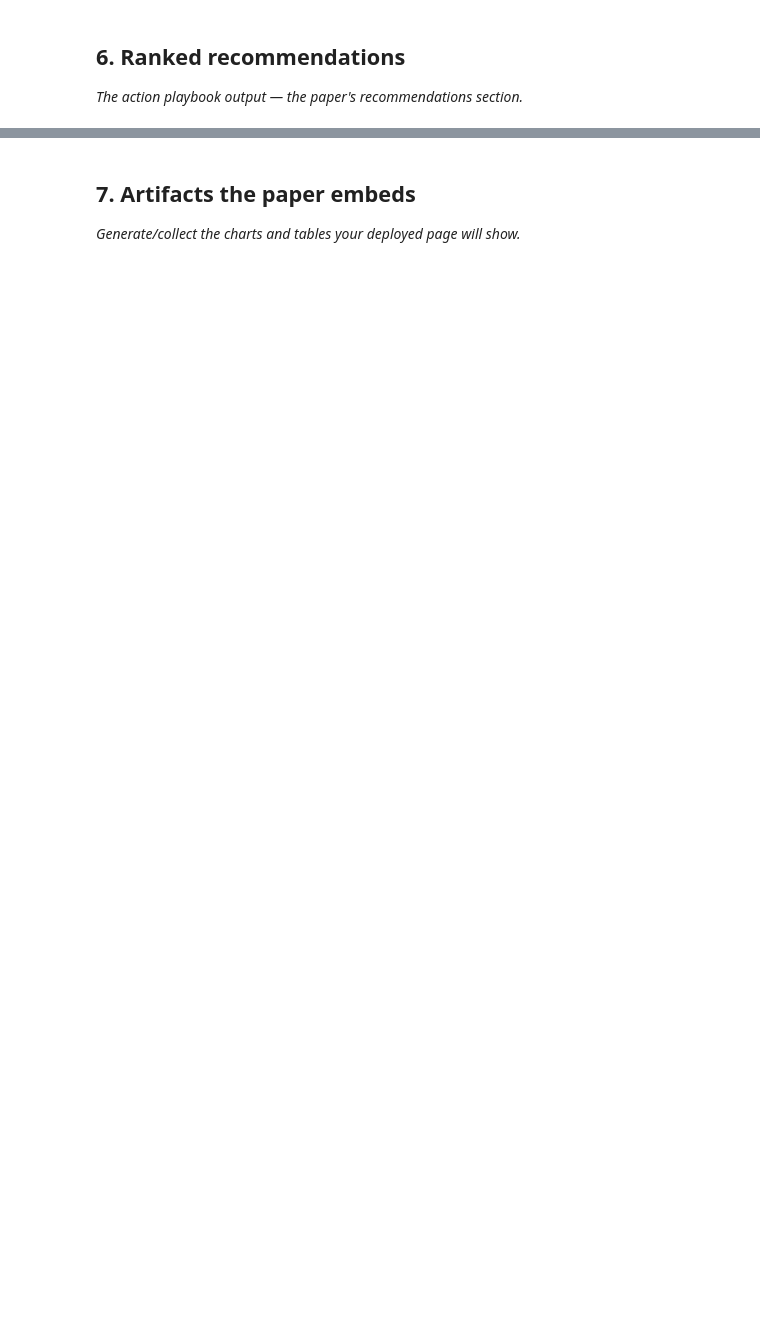
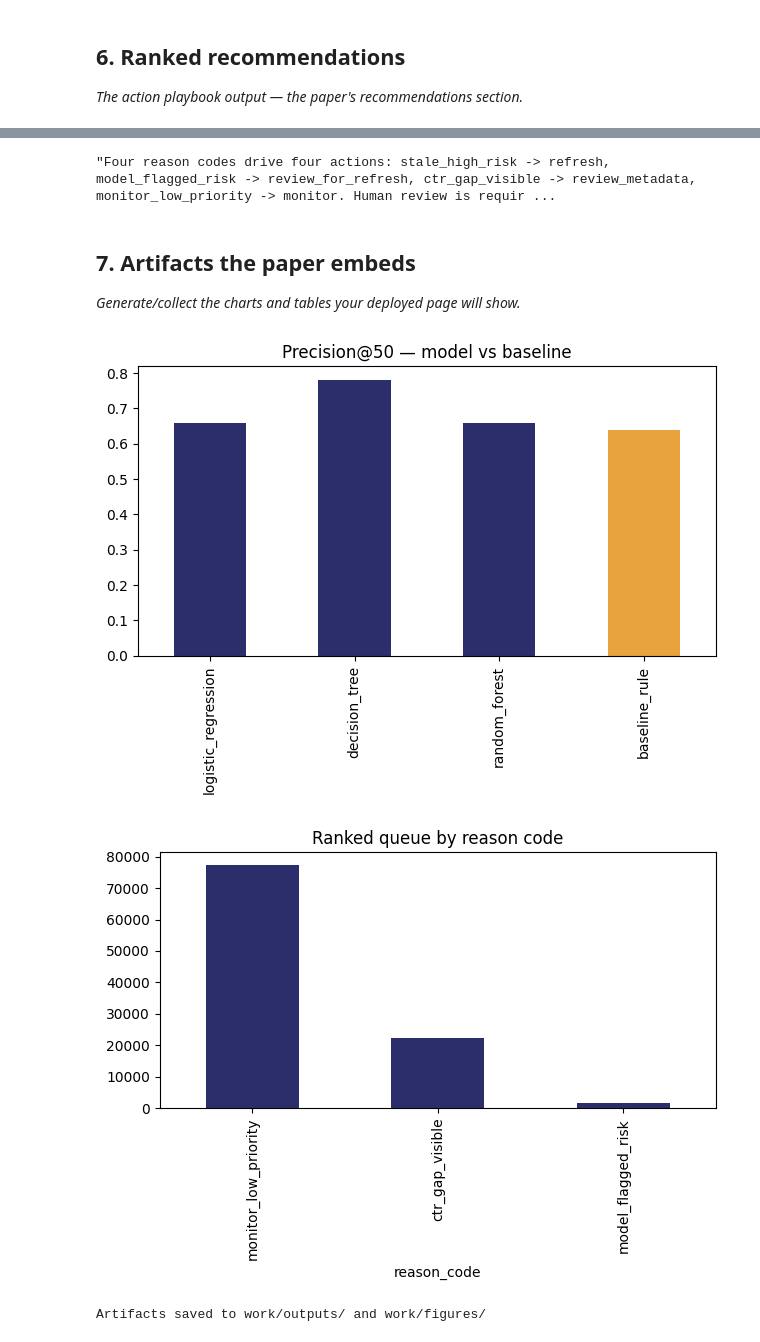
Before and after one commit to meharalirajar060-codeee/Flyrank_Internship_ML_MAR, a Jupyter notebook: work/notebooks/capstone.ipynb, the cells around one changed output, grey strips where cells are left out. Drawn from its saved outputs; the diff is of its cells as text; code cells hidden in the pictures; blank space fills up the shorter version.

```diff
--- a/work/notebooks/capstone.ipynb
+++ b/work/notebooks/capstone.ipynb
@@ -30,3 +168,21 @@ This skeleton is yours to fill. Work the sections **in order** — each one has
 ## 6. Ranked recommendations
 
 *The action playbook output — the paper's recommendations section.*
+# %%
+data["model_score"] = grouped_model.predict_proba(X)[:, 1]
+
+def reason_code(row):
+    if row["model_score"] >= 0.65 and row["days_since_last_seen"] >= 30:
+        return "stale_high_risk"
+    elif row["model_score"] >= 0.65:
+        return "model_flagged_risk"
+    elif row["ctr_90d"] < data["ctr_90d"].median() and row["impressions_90d"] >= 500:
+        return "ctr_gap_visible"
+    else:
+        return "monitor_low_priority"
+
+data["reason_code"] = data.apply(reason_code, axis=1)
+action_map = {"stale_high_risk": "refresh", "model_flagged_risk": "review_for_refresh", "ctr_gap_visible": "review_metadata", "monitor_low_priority": "monitor"}
+data["action"] = data["reason_code"].map(action_map)
+ranked_queue = data.sort_values("model_score", ascending=False)
+print(ranked_queue[["content_hash_id","model_score","reason_code","action"]].head(20))
@@ -33,4 +207,31 @@ This skeleton is yours to fill. Work the sections **in order** — each one has
+# %%
+"""Four reason codes drive four actions: stale_high_risk -> refresh, model_flagged_risk -> review_for_refresh, ctr_gap_visible -> review_metadata, monitor_low_priority -> monitor. Human review is required before any action — checking for consolidation, seasonality, or SERP changes. Never automated: publishing/deleting content, budget reallocation, or external claims that a page 'will' decline. Retrain triggers: client-mix shift, Precision@50 dropping below 0.64 on a fresh month, or at minimum quarterly.Note: stale_high_risk never triggers in this run's output — every sampled page shows days_since_last_seen = 0, confirming this feature carries almost no variance in a single-month slice (most pages were active on the window's final day). This is a real, disclosed limitation of the current feature set, not a bug."""
+# %% [output]
+"Four reason codes drive four actions: stale_high_risk -> refresh, model_flagged_risk -> review_for_refresh, ctr_gap_visible -> review_metadata, monitor_low_priority -> monitor. Human review is requir ...
 # %% [markdown]
 ## 7. Artifacts the paper embeds
 
 *Generate/collect the charts and tables your deployed page will show.*
+# %%
+import matplotlib.pyplot as plt
+os.makedirs("work/outputs", exist_ok=True)
+os.makedirs("work/figures", exist_ok=True)
+
+comparison_table.to_json("work/outputs/model_vs_baseline.json", orient="index", indent=2)
+ranked_queue.to_csv("work/outputs/capstone_ranked_queue.csv", index=False)
+
+ax = comparison_table["precision_at_50"].plot(kind="bar", title="Precision@50 — model vs baseline", color=["#2B2E6B"]*3+["#E8A33D"])
+plt.tight_layout()
+plt.savefig("work/figures/precision_at_50_comparison.png")
+plt.show()
+
+reason_counts = ranked_queue["reason_code"].value_counts()
+reason_counts.plot(kind="bar", title="Ranked queue by reason code", color="#2B2E6B")
+plt.tight_layout()
+plt.savefig("work/figures/reason_code_distribution.png")
+plt.show()
+print("Artifacts saved to work/outputs/ and work/figures/")
+# %% [output]
+[figure, added]
+[figure, added]
+Artifacts saved to work/outputs/ and work/figures/
```
Also changed, not shown: parts of 13 cells of this notebook.
